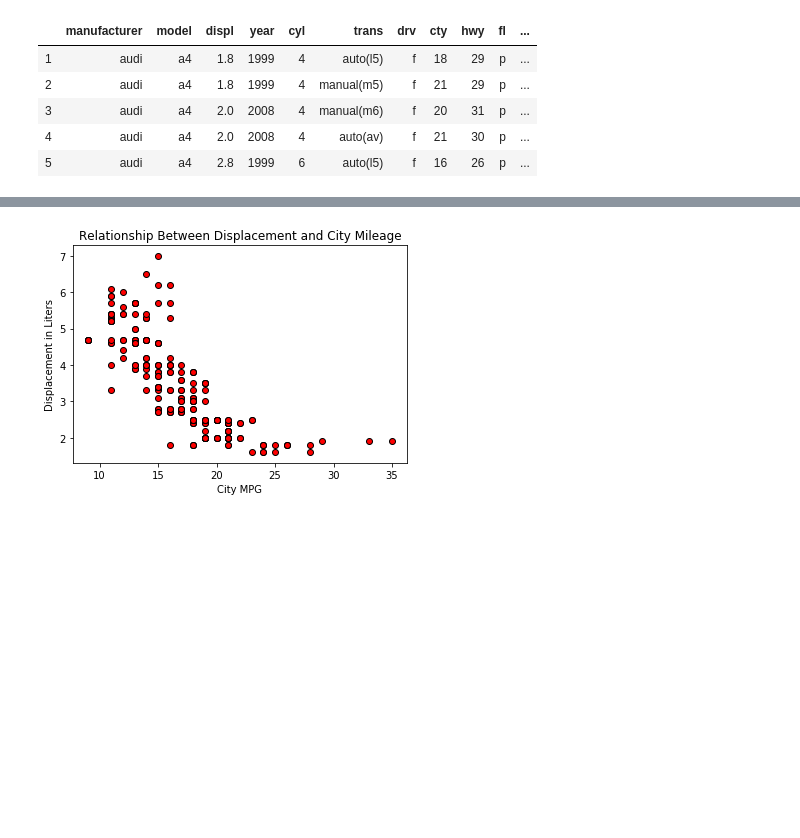
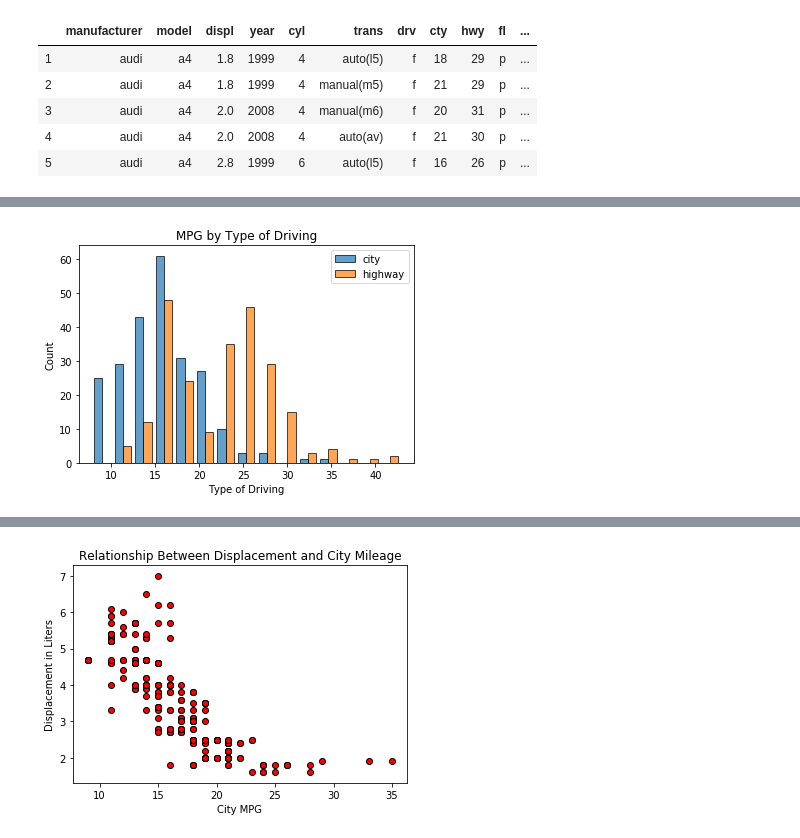
Before and after one commit to faithkane3/codeup_review, a Jupyter notebook: matplotlib.ipynb, the cells around one changed output, grey strips where cells are left out. Saved outputs shown, nothing was run; the diff lists cells and outputs as text; code cells hidden in the pictures; blank space fills up the shorter version.

```diff
--- a/matplotlib.ipynb
+++ b/matplotlib.ipynb
@@ -84,3 +98,13 @@ df.head()
 # %%
 city_mileage = df.cty
 hwy_mileage = df.hwy
+# %%
+plt.hist((city_mileage, hwy_mileage), bins=15, align='left', edgecolor='black', alpha=.7, label=['city', 'highway'])
+
+plt.title('MPG by Type of Driving')
+plt.ylabel('Count')
+plt.xlabel('Type of Driving')
+plt.legend()
+plt.show()
+# %% [output]
+[figure, added]
```
Also changed, not shown: parts of 13 cells of this notebook, 2 other files.
